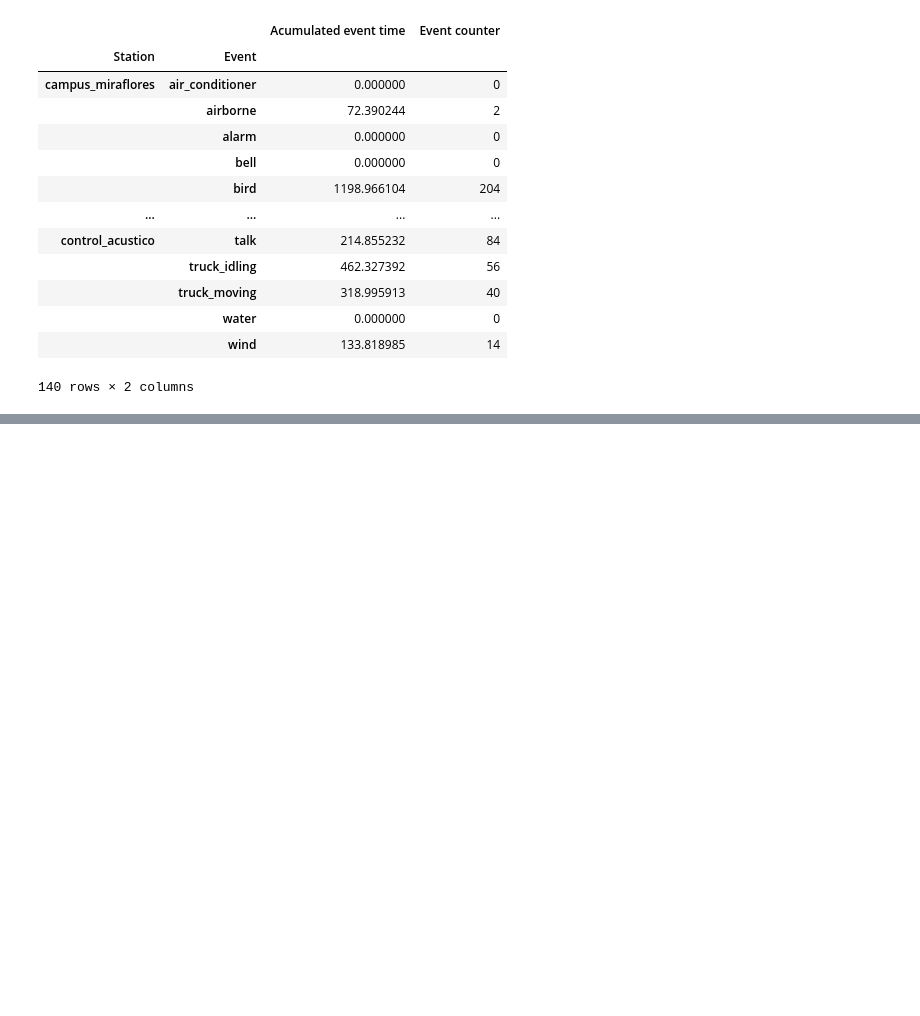
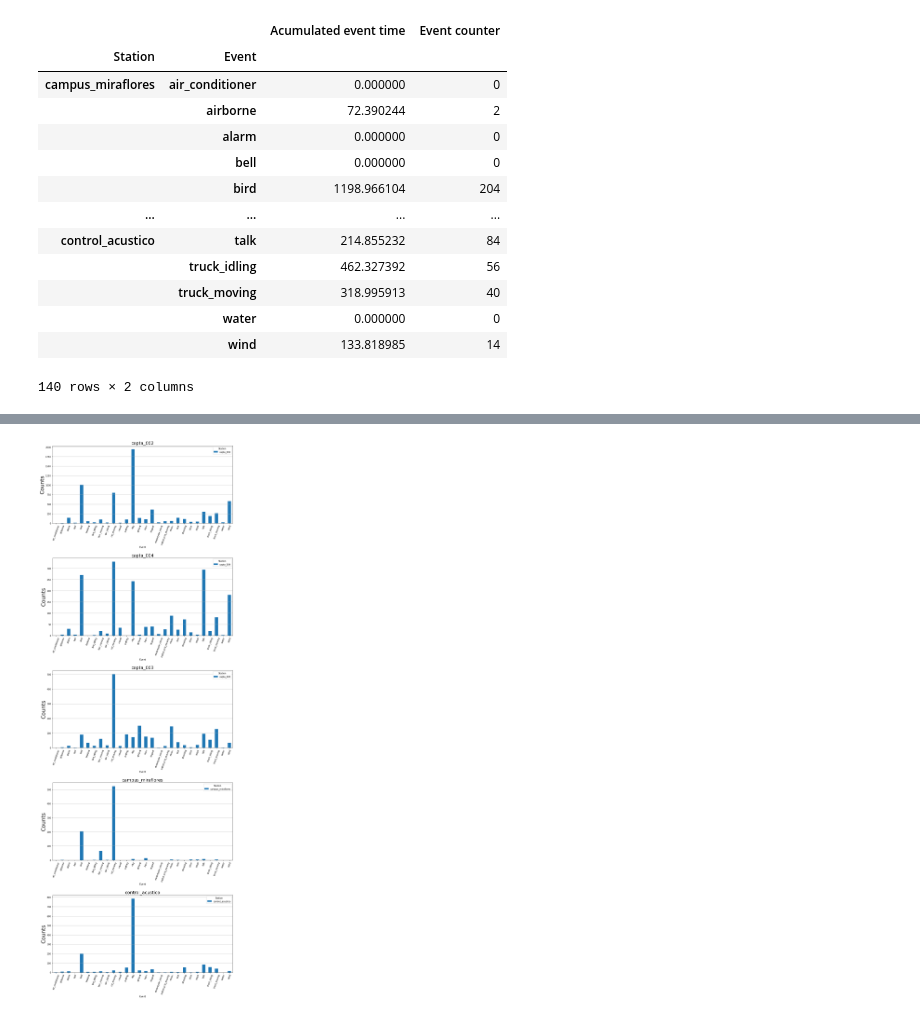
Before and after one commit to JoaquinRMorales/AuMiLAB, a Jupyter notebook: FUSA/Labellers.ipynb, the cells around one changed output, grey strips where cells are left out. Cells and saved outputs as stored; diff of their text form; code cells hidden in the pictures; blank space fills up the shorter version.

```diff
--- a/FUSA/Labellers.ipynb
+++ b/FUSA/Labellers.ipynb
@@ -437,0 +438,20 @@ df.pivot_table(index = "Event", columns = "Station", values = "Acumulated event
+# %%
+df = events_df(labellers)
+df, st = events_station_splitter(df)
+
+n = len(st)
+
+fig, axes = plt.subplots(nrows = n, ncols = 1, figsize = (15, 9*n))
+
+plt.subplots_adjust(hspace=0.45)
+
+
+
+for i in range(n):
+    df[st[i]] = df[st[i]].groupby(["Station", "Event"]).agg(sum)
+
+    axes[i].set_title(st[i], fontdict={"fontsize": 20, "fontweight": "medium"})
+    axes[i].set_ylabel("Counts", fontsize=25)
+    df[st[i]].pivot_table(index = "Event", columns = "Station", values = "Event counter").plot.bar(ax = axes[i], rot = 70).grid("on", axis = "y")
+# %% [output]
+[figure, added]
```
Also changed, not shown: parts of 3 cells of this notebook.
